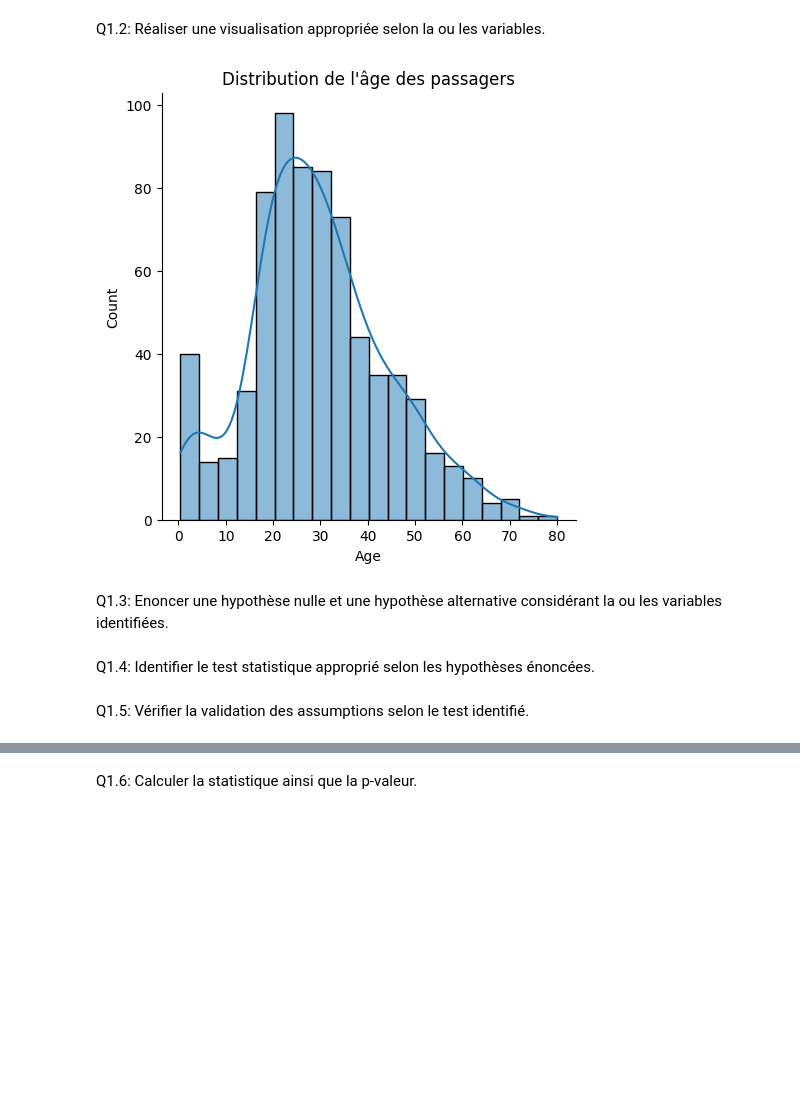
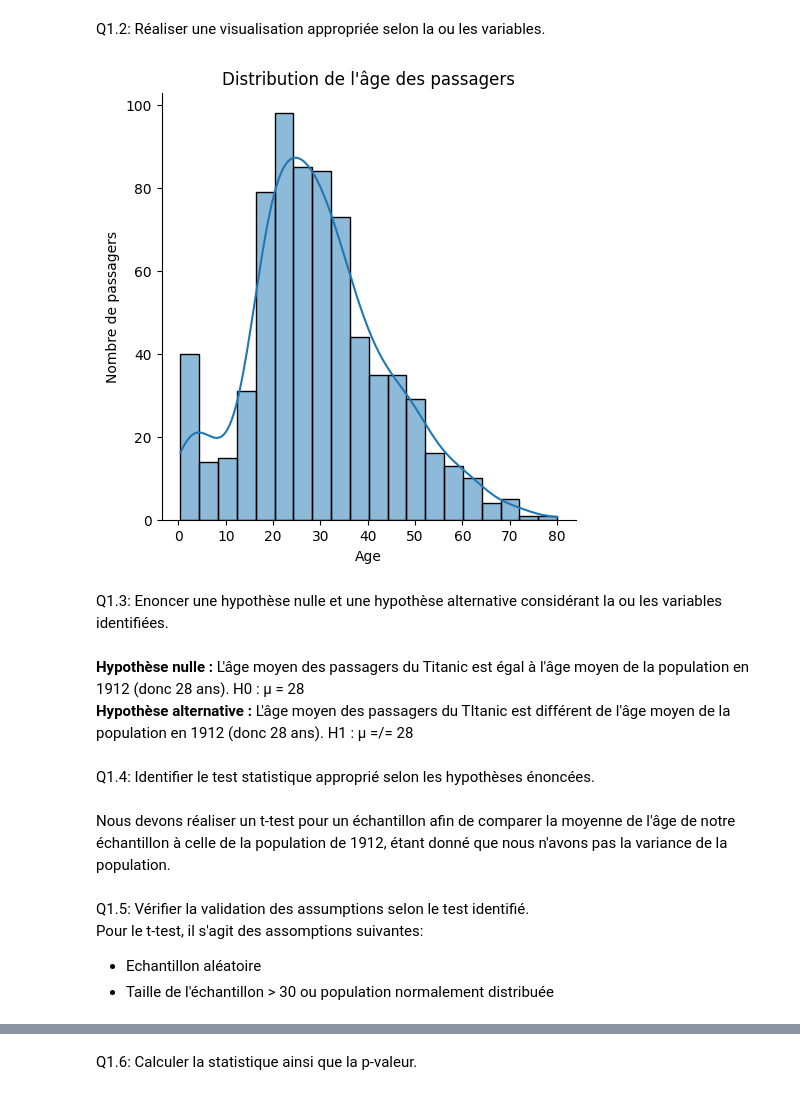
Before and after one commit to marino-casagranda/62-62.2-Data-Analysis, a Jupyter notebook: Projet.ipynb, the cells around one changed output, grey strips where cells are left out. Cells and saved outputs as stored; diff of their text form; code cells hidden in the pictures; blank space fills up the shorter version.

```diff
--- a/Projet.ipynb
+++ b/Projet.ipynb
@@ -128,14 +137,23 @@ Q1.1: Identifier la ou les variables d'intérêt et spécifier le type.
 # %% [markdown]
 Q1.2: Réaliser une visualisation appropriée selon la ou les variables.
 # %%
-sns.displot(data_clean, x="Age", kde=True, fill=True)
+sns.displot(data_clean, x="Age", fill=True, kde=True)
 plt.title("Distribution de l'âge des passagers")
+plt.ylabel("Nombre de passagers")
 plt.show()
 # %% [output]
-[figure, old version]
+[figure, new version]
 # %% [markdown]
 Q1.3: Enoncer une hypothèse nulle et une hypothèse alternative considérant la ou les variables identifiées.
+# %% [markdown]
+**Hypothèse nulle :** L'âge moyen des passagers du Titanic est égal à l'âge moyen de la population en 1912 (donc 28 ans). H0 : μ = 28
+**Hypothèse alternative :** L'âge moyen des passagers du TItanic est différent de l'âge moyen de la population en 1912 (donc 28 ans). H1 : μ =/= 28
 # %% [markdown]
 Q1.4: Identifier le test statistique approprié selon les hypothèses énoncées.
+# %% [markdown]
+Nous devons réaliser un t-test pour un échantillon afin de comparer la moyenne de l'âge de notre échantillon à celle de la population de 1912, étant donné que nous n'avons pas la variance de la population.
 # %% [markdown]
 Q1.5: Vérifier la validation des assumptions selon le test identifié.
+Pour le t-test, il s'agit des assomptions suivantes:
+- Echantillon aléatoire
+- Taille de l'échantillon > 30 ou population normalement distribuée
```
Also changed, not shown: parts of 10 cells of this notebook.
